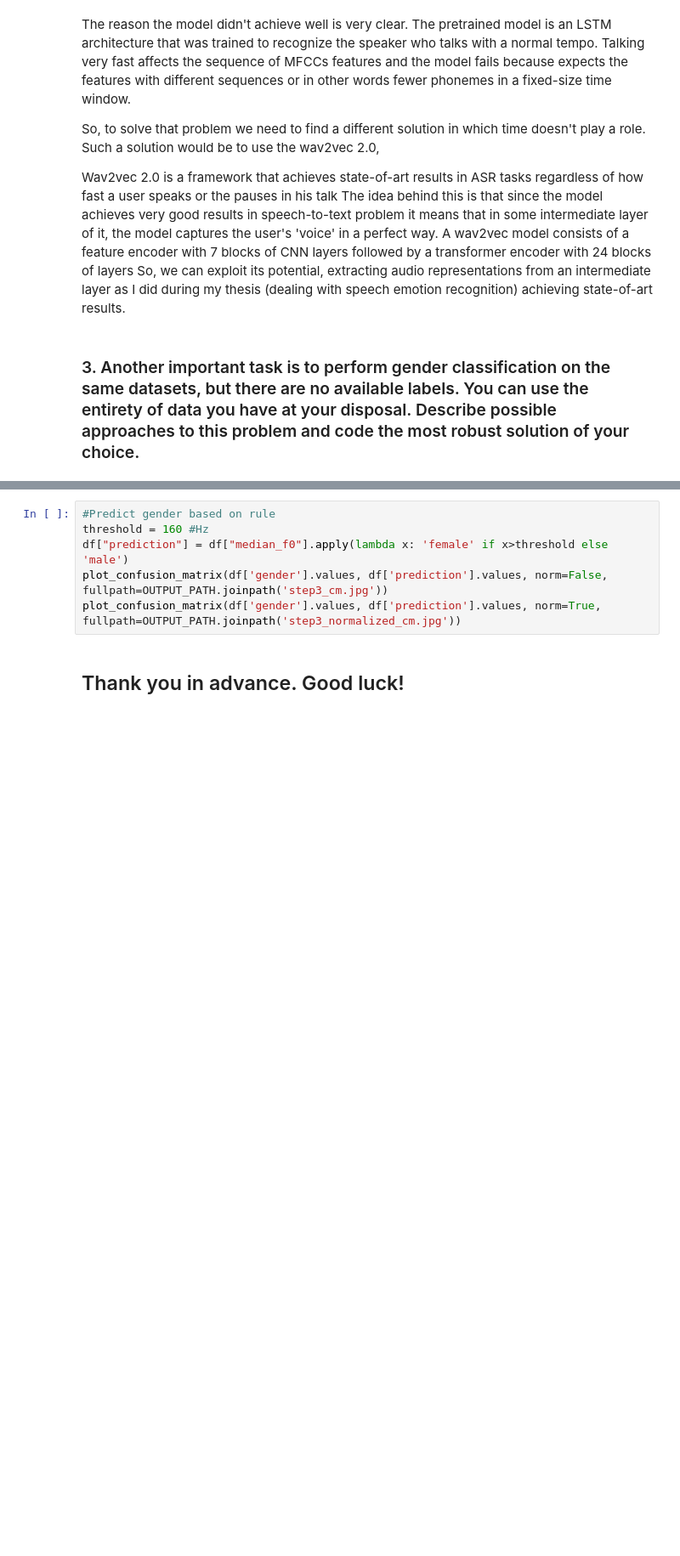
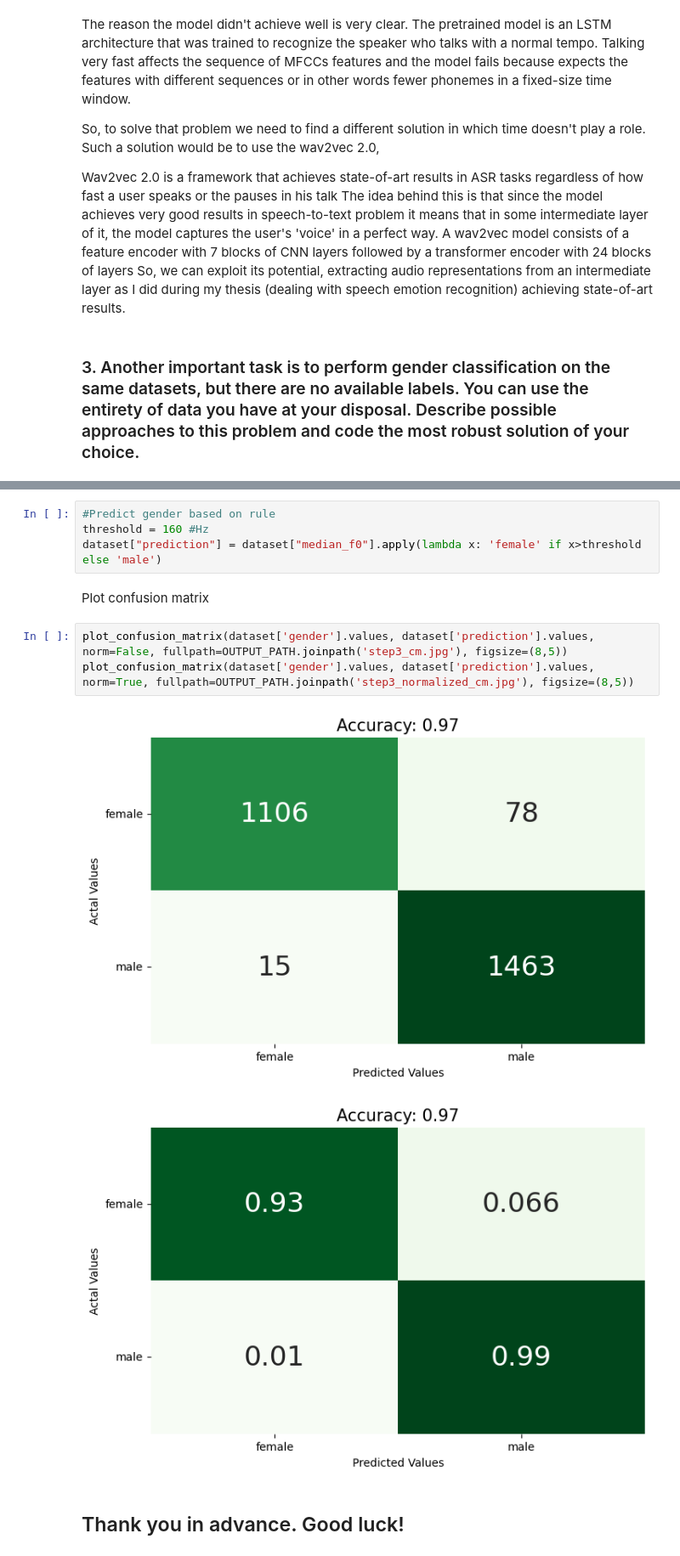
Before and after one commit to iliaskior/automatic-speech-recognition, a Jupyter notebook: assignment.ipynb, the cells around one changed output, grey strips where cells are left out. Shown at 85% size. Saved outputs shown, nothing was run; the diff lists cells and outputs as text; blank space fills up the shorter version.

```diff
--- a/assignment.ipynb
+++ b/assignment.ipynb
@@ -326,8 +310,14 @@ sns.boxplot(x='gender', y='median_f0', data=df)
 # %%
 #Predict gender based on rule
 threshold = 160 #Hz
-df["prediction"] = df["median_f0"].apply(lambda x: 'female' if x>threshold else 'male')
-plot_confusion_matrix(df['gender'].values, df['prediction'].values, norm=False, fullpath=OUTPUT_PATH.joinpath('step3_cm.jpg'))
-plot_confusion_matrix(df['gender'].values, df['prediction'].values, norm=True, fullpath=OUTPUT_PATH.joinpath('step3_normalized_cm.jpg'))
+dataset["prediction"] = dataset["median_f0"].apply(lambda x: 'female' if x>threshold else 'male')
+# %% [markdown]
+Plot confusion matrix
+# %%
+plot_confusion_matrix(dataset['gender'].values, dataset['prediction'].values, norm=False, fullpath=OUTPUT_PATH.joinpath('step3_cm.jpg'), figsize=(8,5))
+plot_confusion_matrix(dataset['gender'].values, dataset['prediction'].values, norm=True, fullpath=OUTPUT_PATH.joinpath('step3_normalized_cm.jpg'), figsize=(8,5))
+# %% [output]
+[figure, added]
+[figure, added]
 # %% [markdown]
 ## Thank you in advance. Good luck!
```
Also changed, not shown: parts of 20 cells of this notebook, 1 other file.
